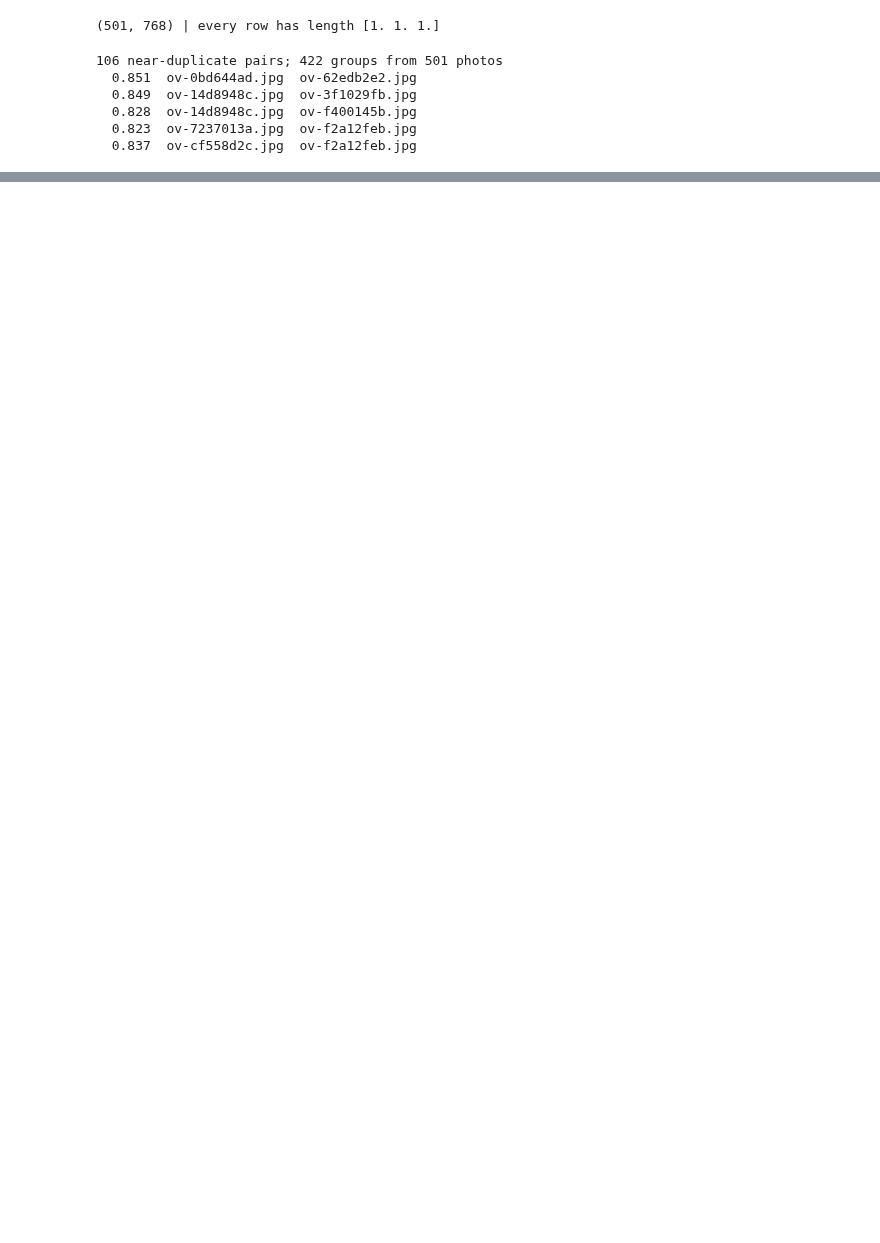
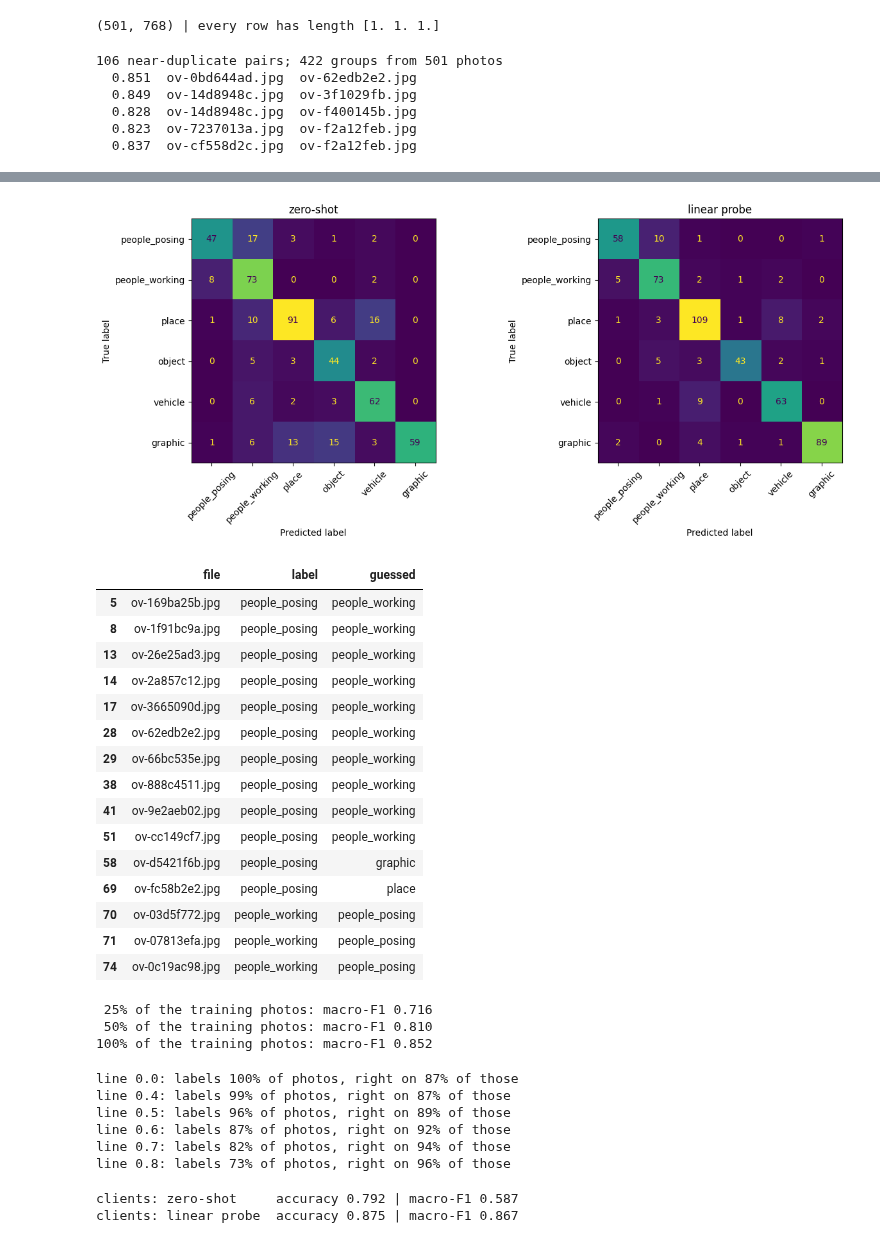
Before and after one commit to LogicVibe0518/stratum, a Jupyter notebook: ml/photos/06-types.ipynb, the cells around one changed output, grey strips where cells are left out. Drawn from its saved outputs; the diff is of its cells as text; code cells hidden in the pictures; blank space fills up the shorter version.

Commit message:
feat(photos): photo-type probe - macro-F1 0.866 vs zero-shot 0.748, 21/24 on client photos

```diff
--- a/ml/photos/06-types.ipynb
+++ b/ml/photos/06-types.ipynb
@@ -221,0 +222,80 @@ linear probe           accuracy 0.882 | macro-F1 0.878
+# %%
+import matplotlib.pyplot as plt
+from sklearn.metrics import ConfusionMatrixDisplay, confusion_matrix
+
+fig, axes = plt.subplots(1, 2, figsize=(13, 5.5))
+for ax, (name, predicted) in zip(
+    axes, [("zero-shot", zero_shot), ("linear probe", probe)], strict=True
+):
+    ConfusionMatrixDisplay(
+        confusion_matrix(y, predicted, labels=range(len(lab.CLASSES))), display_labels=lab.CLASSES
+    ).plot(ax=ax, colorbar=False, xticks_rotation=45)
+    ax.set_title(name)
+plt.tight_layout()
+plt.show()
+wrong = table[probe != y].assign(guessed=[lab.CLASSES[i] for i in probe[probe != y]])
+wrong[["file", "label", "guessed"]].head(15)
+# %% [output]
+[figure, added]
+|  | file | label | guessed |
+| 5 | ov-169ba25b.jpg | people_posing | people_working |
+| 8 | ov-1f91bc9a.jpg | people_posing | people_working |
+| 13 | ov-26e25ad3.jpg | people_posing | people_working |
+| 14 | ov-2a857c12.jpg | people_posing | people_working |
+| 17 | ov-3665090d.jpg | people_posing | people_working |
+| 28 | ov-62edb2e2.jpg | people_posing | people_working |
+| 29 | ov-66bc535e.jpg | people_posing | people_working |
+| 38 | ov-888c4511.jpg | people_posing | people_working |
+| 41 | ov-9e2aeb02.jpg | people_posing | people_working |
+| 51 | ov-cc149cf7.jpg | people_posing | people_working |
+| 58 | ov-d5421f6b.jpg | people_posing | graphic |
+| 69 | ov-fc58b2e2.jpg | people_posing | place |
+| 70 | ov-03d5f772.jpg | people_working | people_posing |
+| 71 | ov-07813efa.jpg | people_working | people_posing |
+| 74 | ov-0c19ac98.jpg | people_working | people_posing |
+# %%
+rng = np.random.default_rng(0)
+for share in (0.25, 0.5, 1.0):
+    scores = []
+    for k in range(5):
+        train = np.flatnonzero(fold != k)
+        keep = rng.choice(
+            train, size=max(len(lab.CLASSES) * 2, int(len(train) * share)), replace=False
+        )
+        model = fit(X[keep], y[keep], 10.0)
+        scores.append(f1_score(y[fold == k], model.predict(X[fold == k]), average="macro"))
+    print(f"{share:>4.0%} of the training photos: macro-F1 {np.mean(scores):.3f}")
+# %% [output]
+ 25% of the training photos: macro-F1 0.716
+ 50% of the training photos: macro-F1 0.810
+100% of the training photos: macro-F1 0.852
+# %%
+confidence = probe_proba.max(axis=1)
+for line in (0.0, 0.4, 0.5, 0.6, 0.7, 0.8):
+    sure = confidence >= line
+    if sure.any():
+        print(
+            f"line {line:.1f}: labels {sure.mean():.0%} of photos, "
+            f"right on {(probe[sure] == y[sure]).mean():.0%} of those"
+        )
+LINE = 0.6  # pick the lowest line where "right" is at least 90% on your real numbers
+# %% [output]
+line 0.0: labels 100% of photos, right on 87% of those
+line 0.4: labels 99% of photos, right on 87% of those
+line 0.5: labels 96% of photos, right on 89% of those
+line 0.6: labels 87% of photos, right on 92% of those
+line 0.7: labels 82% of photos, right on 94% of those
+line 0.8: labels 73% of photos, right on 96% of those
+# %%
+clients = pd.read_csv(lab.HERE / "client_types.csv")
+client_X = ImageEncoder()(
+    [lab.PHOTOS / c / f for c, f in zip(clients.client, clients.file, strict=True)]
+)
+client_y = np.array([lab.CLASSES.index(t) for t in clients.type])
+final_C = choose_C(X, y, groups)
+final = fit(X, y, final_C)
+report("clients: zero-shot", (client_X @ T.T).argmax(axis=1), client_y)
+report("clients: linear probe", final.predict(client_X), client_y)
+# %% [output]
+clients: zero-shot     accuracy 0.792 | macro-F1 0.587
+clients: linear probe  accuracy 0.875 | macro-F1 0.867
```
Also changed, not shown: parts of 5 cells of this notebook, 4 other files.
